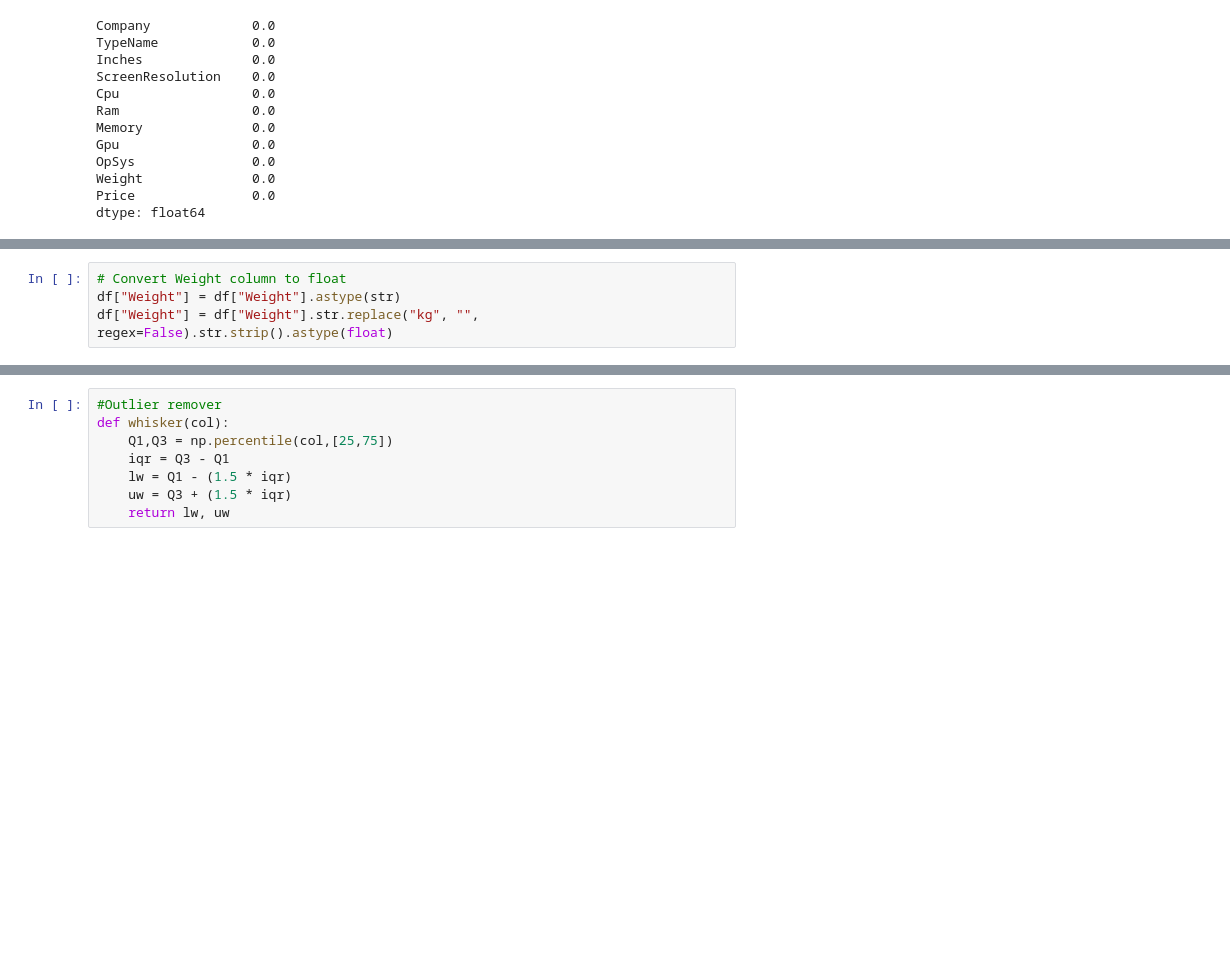
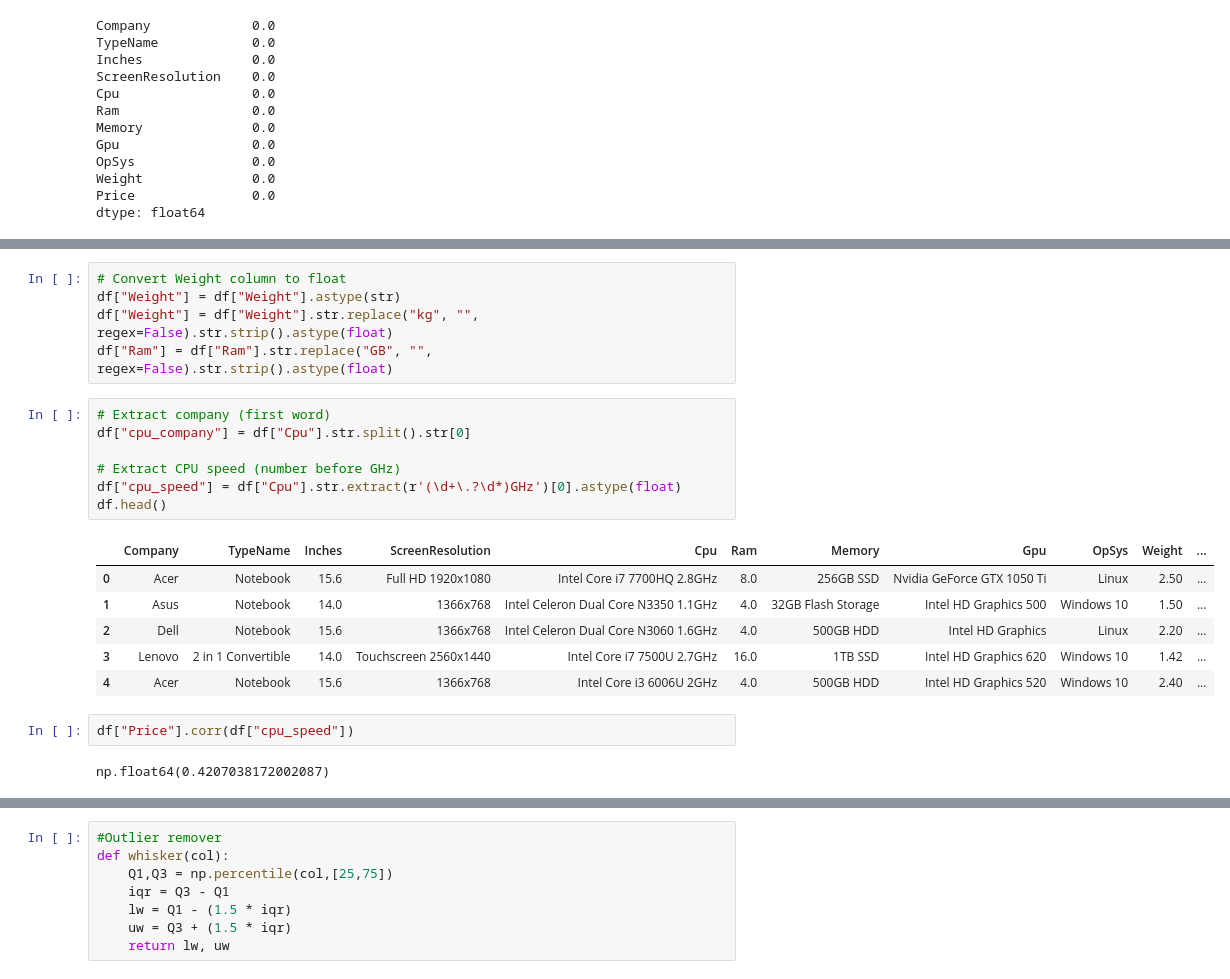
Before and after one commit to RavulapalliManas/laptop_price_task-, a Jupyter notebook: notebooks/data_exploration.ipynb, the cells around one changed output, grey strips where cells are left out. Saved outputs shown, nothing was run; the diff lists cells and outputs as text; blank space fills up the shorter version.

```diff
--- a/notebooks/data_exploration.ipynb
+++ b/notebooks/data_exploration.ipynb
@@ -32,3 +51,22 @@ df.head()
 # Convert Weight column to float
 df["Weight"] = df["Weight"].astype(str)
 df["Weight"] = df["Weight"].str.replace("kg", "", regex=False).str.strip().astype(float)
+df["Ram"] = df["Ram"].str.replace("GB", "", regex=False).str.strip().astype(float)
+# %%
+# Extract company (first word)
+df["cpu_company"] = df["Cpu"].str.split().str[0]
+
+# Extract CPU speed (number before GHz)
+df["cpu_speed"] = df["Cpu"].str.extract(r'(\d+\.?\d*)GHz')[0].astype(float)
+df.head()
+# %% [output]
+|  | Company | TypeName | Inches | ScreenResolution | Cpu | Ram | Memory | Gpu | OpSys | Weight | ... |
+| 0 | Acer | Notebook | 15.6 | Full HD 1920x1080 | Intel Core i7 7700HQ 2.8GHz | 8.0 | 256GB SSD | Nvidia GeForce GTX 1050 Ti | Linux | 2.50 | ... |
+| 1 | Asus | Notebook | 14.0 | 1366x768 | Intel Celeron Dual Core N3350 1.1GHz | 4.0 | 32GB Flash Storage | Intel HD Graphics 500 | Windows 10 | 1.50 | ... |
+| 2 | Dell | Notebook | 15.6 | 1366x768 | Intel Celeron Dual Core N3060 1.6GHz | 4.0 | 500GB HDD | Intel HD Graphics | Linux | 2.20 | ... |
+| 3 | Lenovo | 2 in 1 Convertible | 14.0 | Touchscreen 2560x1440 | Intel Core i7 7500U 2.7GHz | 16.0 | 1TB SSD | Intel HD Graphics 620 | Windows 10 | 1.42 | ... |
+| 4 | Acer | Notebook | 15.6 | 1366x768 | Intel Core i3 6006U 2GHz | 4.0 | 500GB HDD | Intel HD Graphics 520 | Windows 10 | 2.40 | ... |
+# %%
+df["Price"].corr(df["cpu_speed"])
+# %% [output]
+np.float64(0.4207038172002087)
```
Also changed, not shown: parts of 12 cells of this notebook, 2 other files.
